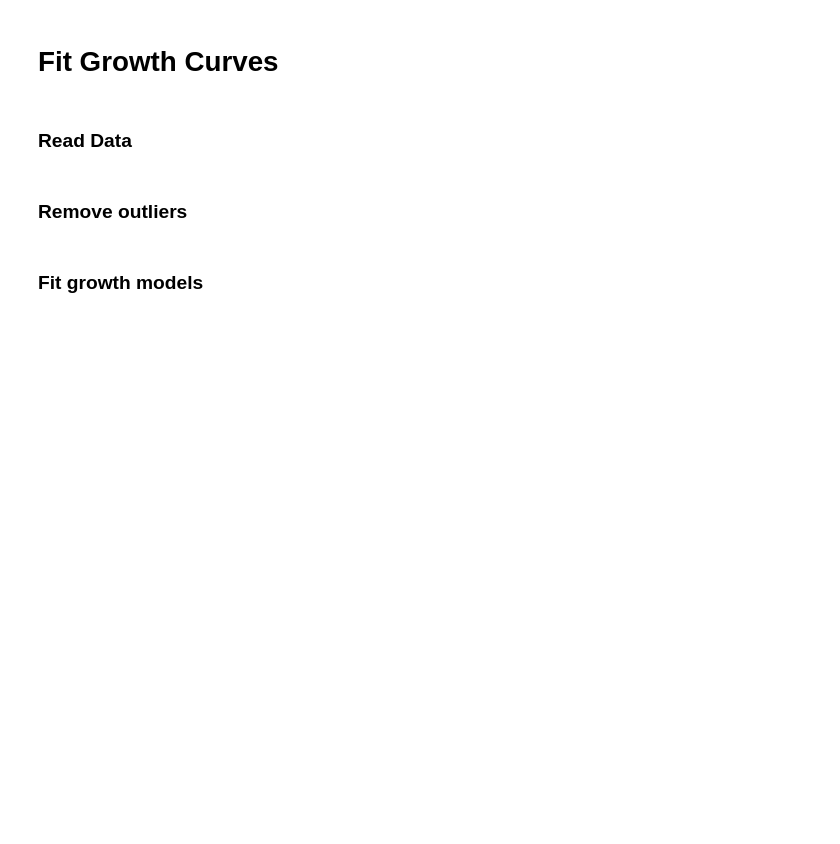
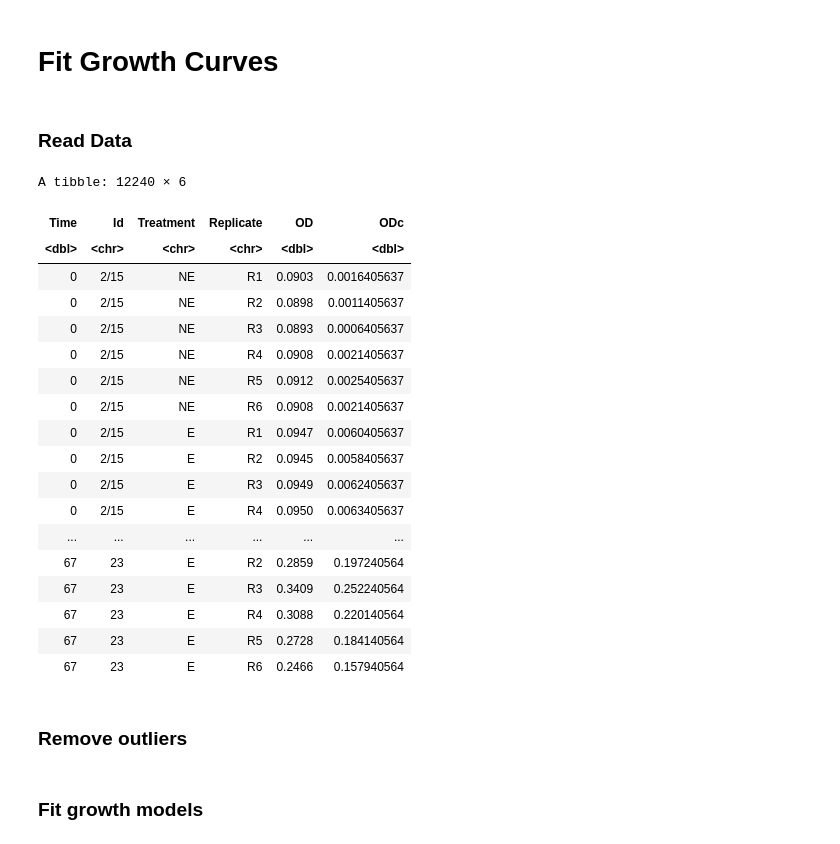
Before and after one commit to CleggTom/TemperatureAmplification, a Jupyter notebook: code/Interaction_estimates-log.ipynb, the cells around one changed output. Saved outputs shown, nothing was run; the diff lists cells and outputs as text; code cells hidden in the pictures; blank space fills up the shorter version.

```diff
--- a/code/Interaction_estimates-log.ipynb
+++ b/code/Interaction_estimates-log.ipynb
@@ -34,6 +52,28 @@ grw_df <- grw_df[-which(grw_df$Treatment == "Blank"),]
 names(grw_df) <- c("Time","Id", "Treatment", "Replicate", "OD","ODc")
 #set negative values to 0
 grw_df$ODc[which(grw_df$ODc<0)] <- 0
+# %%
+grw_df
+# %% [output]
+A tibble: 12240 × 6
+| Time | Id | Treatment | Replicate | OD | ODc |
+| <dbl> | <chr> | <chr> | <chr> | <dbl> | <dbl> |
+| 0 | 2/15 | NE | R1 | 0.0903 | 0.0016405637 |
+| 0 | 2/15 | NE | R2 | 0.0898 | 0.0011405637 |
+| 0 | 2/15 | NE | R3 | 0.0893 | 0.0006405637 |
+| 0 | 2/15 | NE | R4 | 0.0908 | 0.0021405637 |
+| 0 | 2/15 | NE | R5 | 0.0912 | 0.0025405637 |
+| 0 | 2/15 | NE | R6 | 0.0908 | 0.0021405637 |
+| 0 | 2/15 | E | R1 | 0.0947 | 0.0060405637 |
+| 0 | 2/15 | E | R2 | 0.0945 | 0.0058405637 |
+| 0 | 2/15 | E | R3 | 0.0949 | 0.0062405637 |
+| 0 | 2/15 | E | R4 | 0.0950 | 0.0063405637 |
+| ... | ... | ... | ... | ... | ... |
+| 67 | 23 | E | R2 | 0.2859 | 0.197240564 |
+| 67 | 23 | E | R3 | 0.3409 | 0.252240564 |
+| 67 | 23 | E | R4 | 0.3088 | 0.220140564 |
+| 67 | 23 | E | R5 | 0.2728 | 0.184140564 |
+| 67 | 23 | E | R6 | 0.2466 | 0.157940564 |
 # %% [markdown]
 ### Remove outliers
 # %%
```
Also changed, not shown: parts of 5 cells of this notebook, 17 other files.
